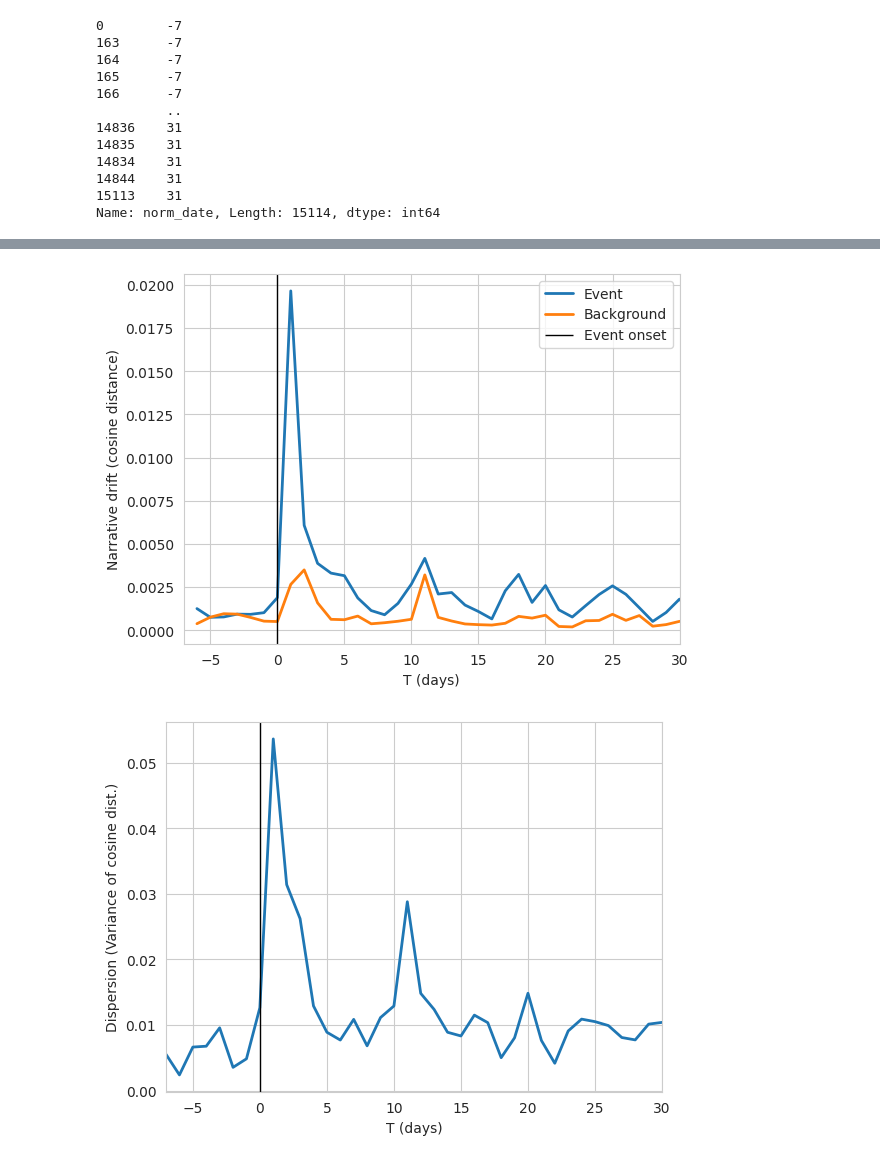
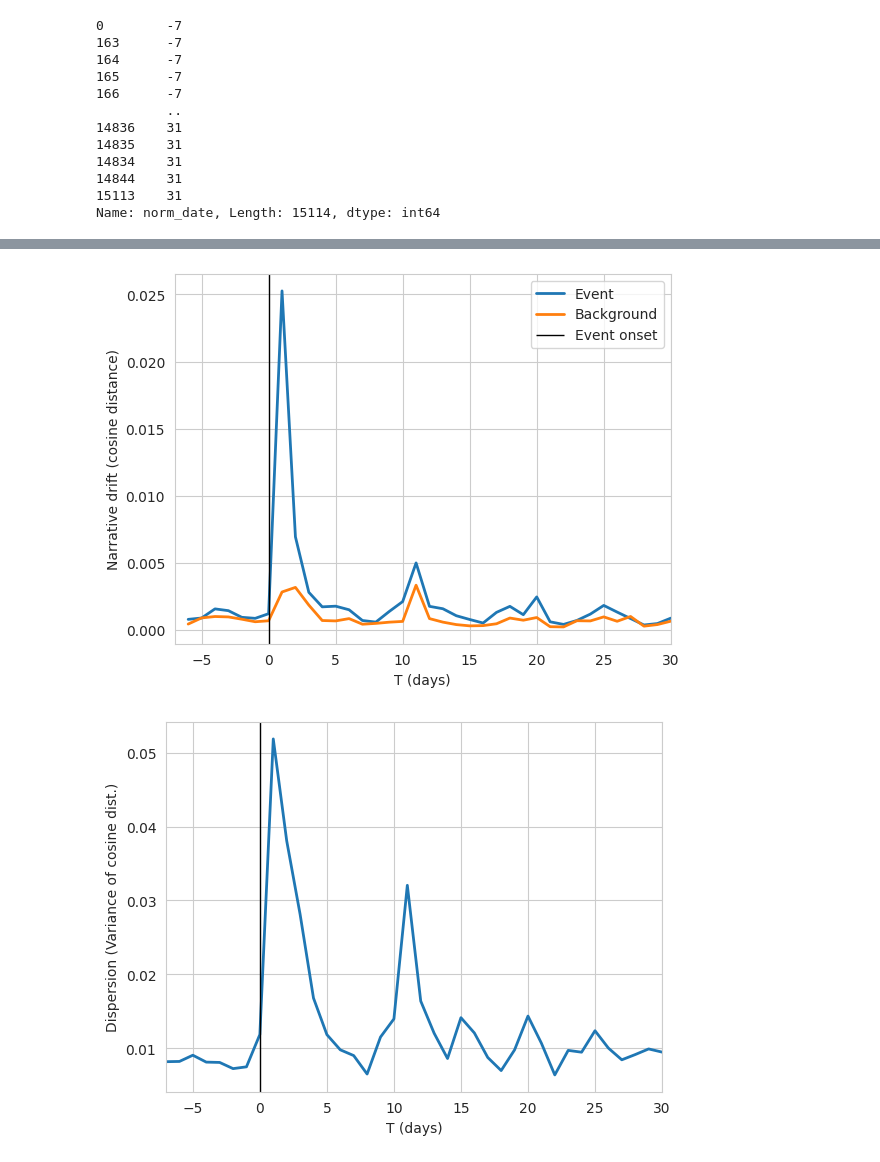
Before and after one commit to elugos/HSMS_LUGOS, a Jupyter notebook: temporal_analysis_hard_seeds.ipynb, the cells around one changed output, grey strips where cells are left out. Drawn from its saved outputs; the diff is of its cells as text; code cells hidden in the pictures.

```diff
--- a/temporal_analysis_hard_seeds.ipynb
+++ b/temporal_analysis_hard_seeds.ipynb
@@ -461,39 +458,40 @@ def smoothen_centroids_and_dist(cent_df: pd.DataFrame) -> pd.DataFrame:
 # Retrieve subsets of DataFrame and embeddings
 import matplotlib.pyplot as plt
 
+centroid_method = 'median'
 # ## Compute the event centroids for each day
-cent_df = compute_daily_centroids(df_in, embeddings_in)
+cent_df = compute_daily_centroids(df_in, embeddings_in, centroid_method=centroid_method)
 cent_df = smoothen_centroids_and_dist(cent_df)
 
 
 ## Compute background centroids
-cent_df_c = compute_daily_centroids(df_out, embeddings_out)
+cent_df_c = compute_daily_centroids(df_out, embeddings_out, centroid_method=centroid_method)
 cent_df_c = smoothen_centroids_and_dist(cent_df_c)
 
 ## Compute overall centroids for each day
-cent_df_all = compute_daily_centroids(df, embeddings)
+cent_df_all = compute_daily_centroids(df, embeddings, centroid_method=centroid_method)
 cent_df_all = smoothen_centroids_and_dist(cent_df_all)
 
 
 y_col = 'dist_smooth_to_prev_smooth'
 
 plt.clf();
 plt.xlim(*xlim)
 sns.lineplot(data=cent_df, x='dt', y=y_col, label='Event', lw=2);
 # plt.xticks(rotation=45);
 
 sns.lineplot(data=cent_df_c, x='dt', y=y_col, label='Background', lw=2)
 # plt.xticks(rotation=45);
 
 plot_onset_line(-1, 1)
 plt.legend()
 plt.ylabel('Narrative drift (cosine distance)')
 plt.xlabel('T (days)');
 
 if save_output:
     plt.savefig(output_dir.joinpath("narrative_drift.pdf"))
 # %% [output]
-[figure, old version]
+[figure, new version]
 # %%
 ### Plot dispersion
 
@@ -519,7 +517,7 @@ plot_onset_line(-1, 1)
 if save_output:
     plt.savefig(output_dir.joinpath("narrative_dispersion.pdf"))
 # %% [output]
-[figure, old version]
+[figure, new version]
 # %%
 ### Get daily curvatures
 from analysis.dispersion import compute_curvature
```
Also changed, not shown: parts of 14 cells of this notebook, 2 other files.
